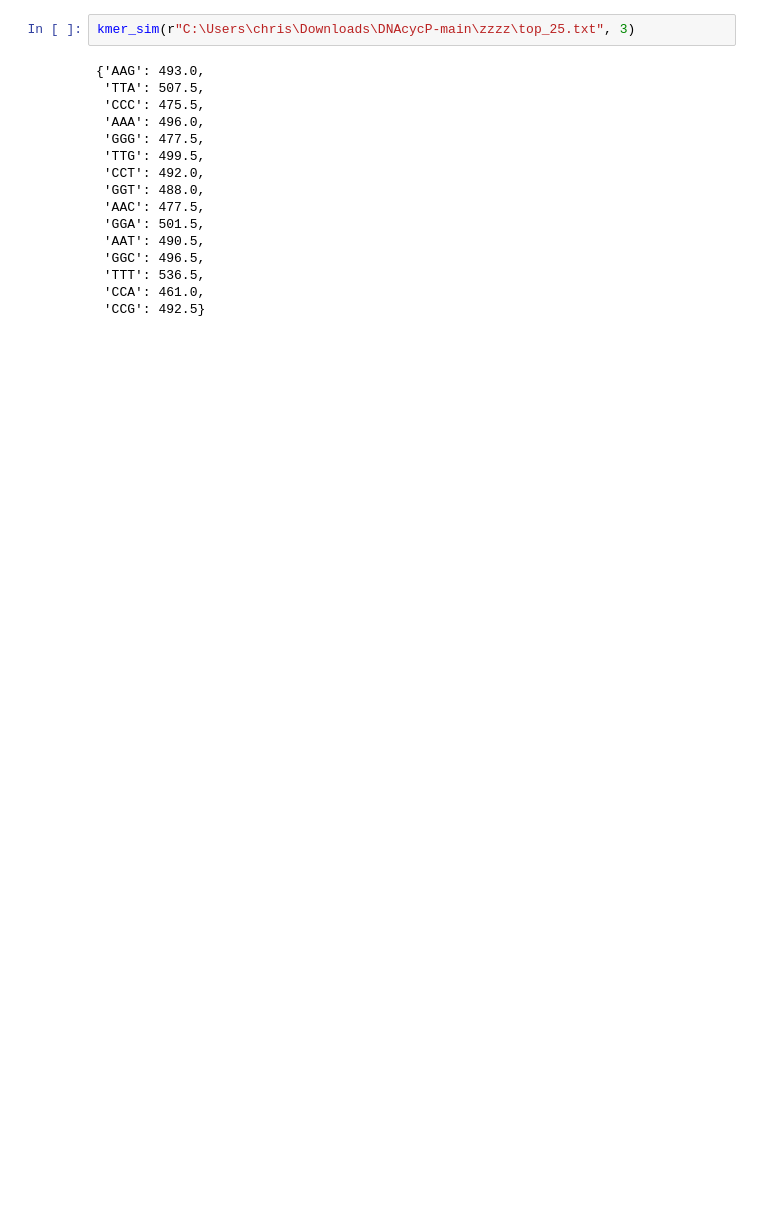
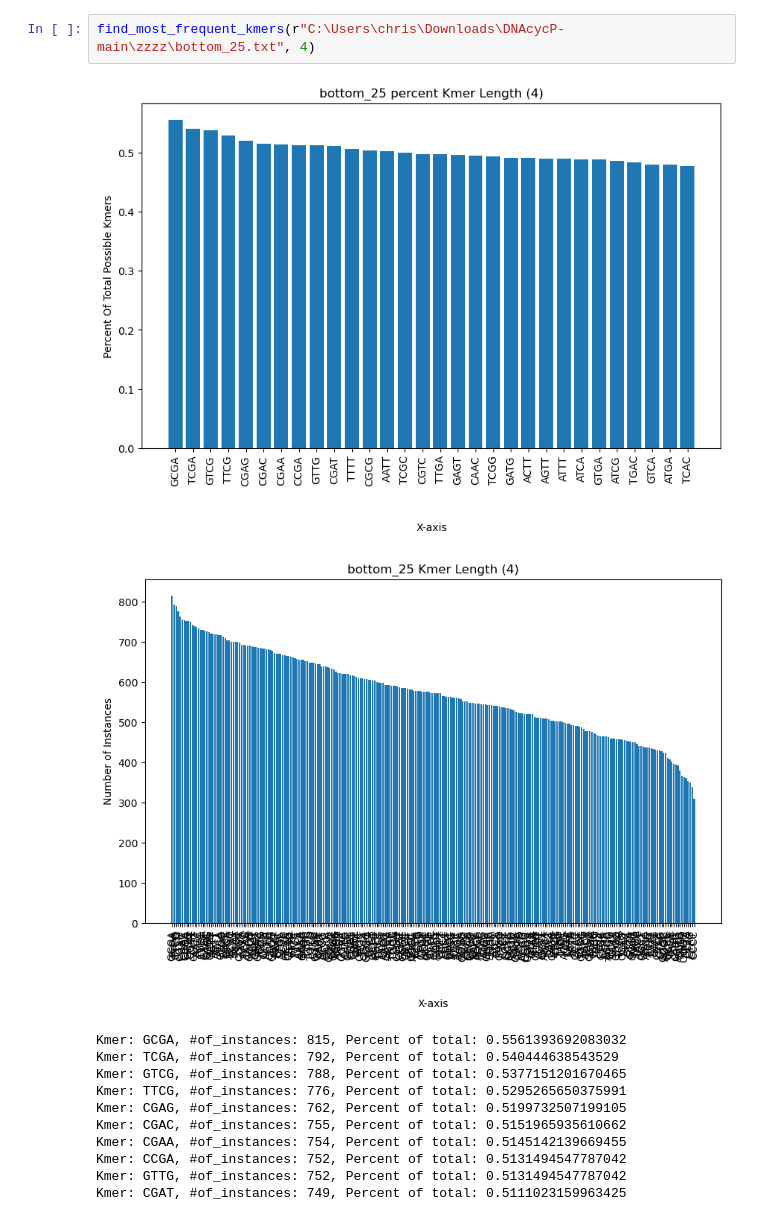
Before and after one commit to Typhlosion123/Kmer-Similarity, a Jupyter notebook: kmer_similarity.ipynb, the cells around one changed output. Drawn from its saved outputs; the diff is of its cells as text; blank space fills up the shorter version.

```diff
--- a/kmer_similarity.ipynb
+++ b/kmer_similarity.ipynb
@@ -165,18 +169,15 @@ def kmer_sim(input_file, Kmer):
 # %%
-kmer_sim(r"C:\Users\chris\Downloads\DNAcycP-main\zzzz\top_25.txt", 3)
+find_most_frequent_kmers(r"C:\Users\chris\Downloads\DNAcycP-main\zzzz\bottom_25.txt", 4)
 # %% [output]
+[figure, added]
+[figure, added]
-{'AAG': 493.0,
- 'TTA': 507.5,
- 'CCC': 475.5,
- 'AAA': 496.0,
- 'GGG': 477.5,
- 'TTG': 499.5,
- 'CCT': 492.0,
- 'GGT': 488.0,
- 'AAC': 477.5,
- 'GGA': 501.5,
- 'AAT': 490.5,
- 'GGC': 496.5,
- 'TTT': 536.5,
- 'CCA': 461.0,
- 'CCG': 492.5}
+Kmer: GCGA, #of_instances: 815, Percent of total: 0.5561393692083032
+Kmer: TCGA, #of_instances: 792, Percent of total: 0.540444638543529
+Kmer: GTCG, #of_instances: 788, Percent of total: 0.5377151201670465
+Kmer: TTCG, #of_instances: 776, Percent of total: 0.5295265650375991
+Kmer: CGAG, #of_instances: 762, Percent of total: 0.5199732507199105
+Kmer: CGAC, #of_instances: 755, Percent of total: 0.5151965935610662
+Kmer: CGAA, #of_instances: 754, Percent of total: 0.5145142139669455
+Kmer: CCGA, #of_instances: 752, Percent of total: 0.5131494547787042
+Kmer: GTTG, #of_instances: 752, Percent of total: 0.5131494547787042
+Kmer: CGAT, #of_instances: 749, Percent of total: 0.5111023159963425
```
Also changed, not shown: parts of 19 cells of this notebook.
